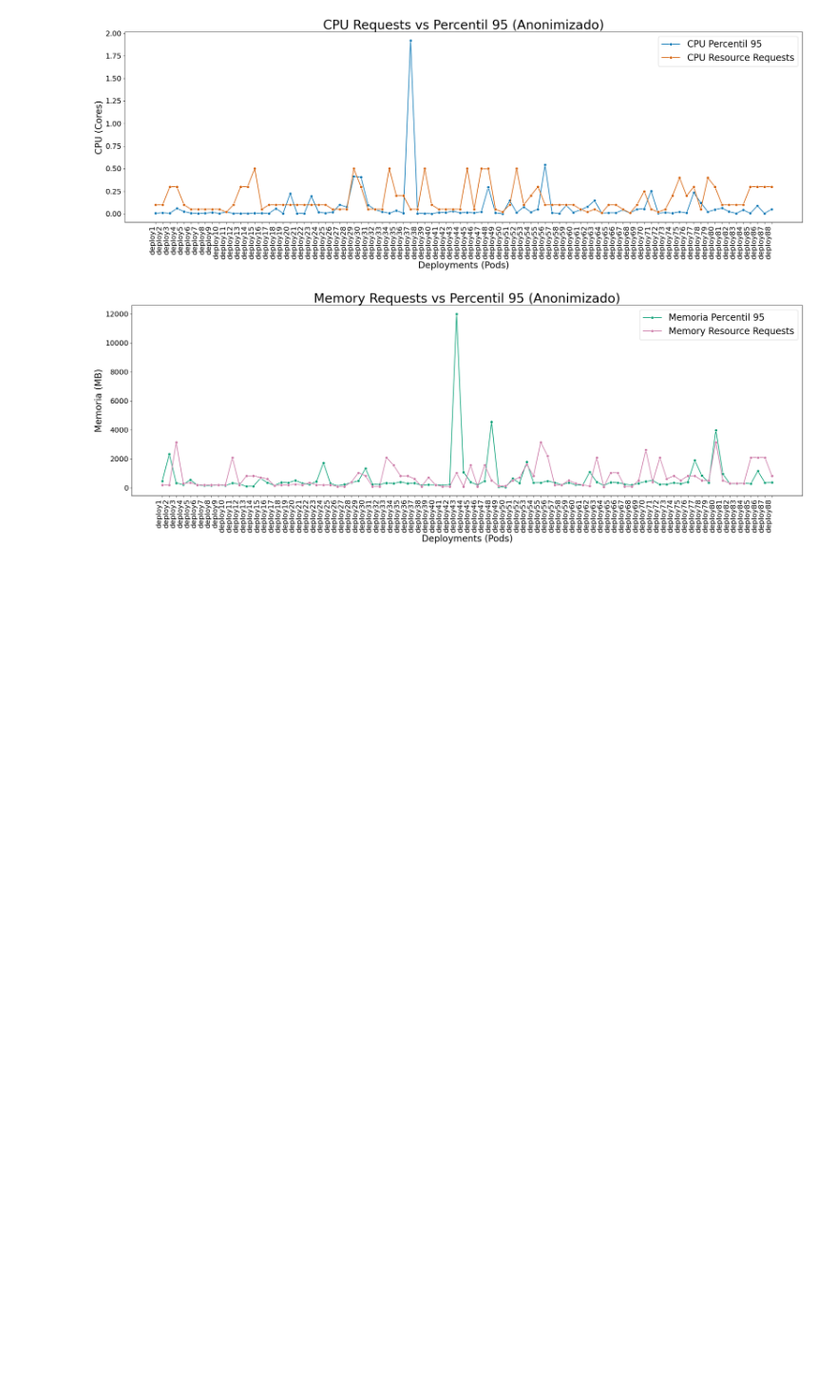
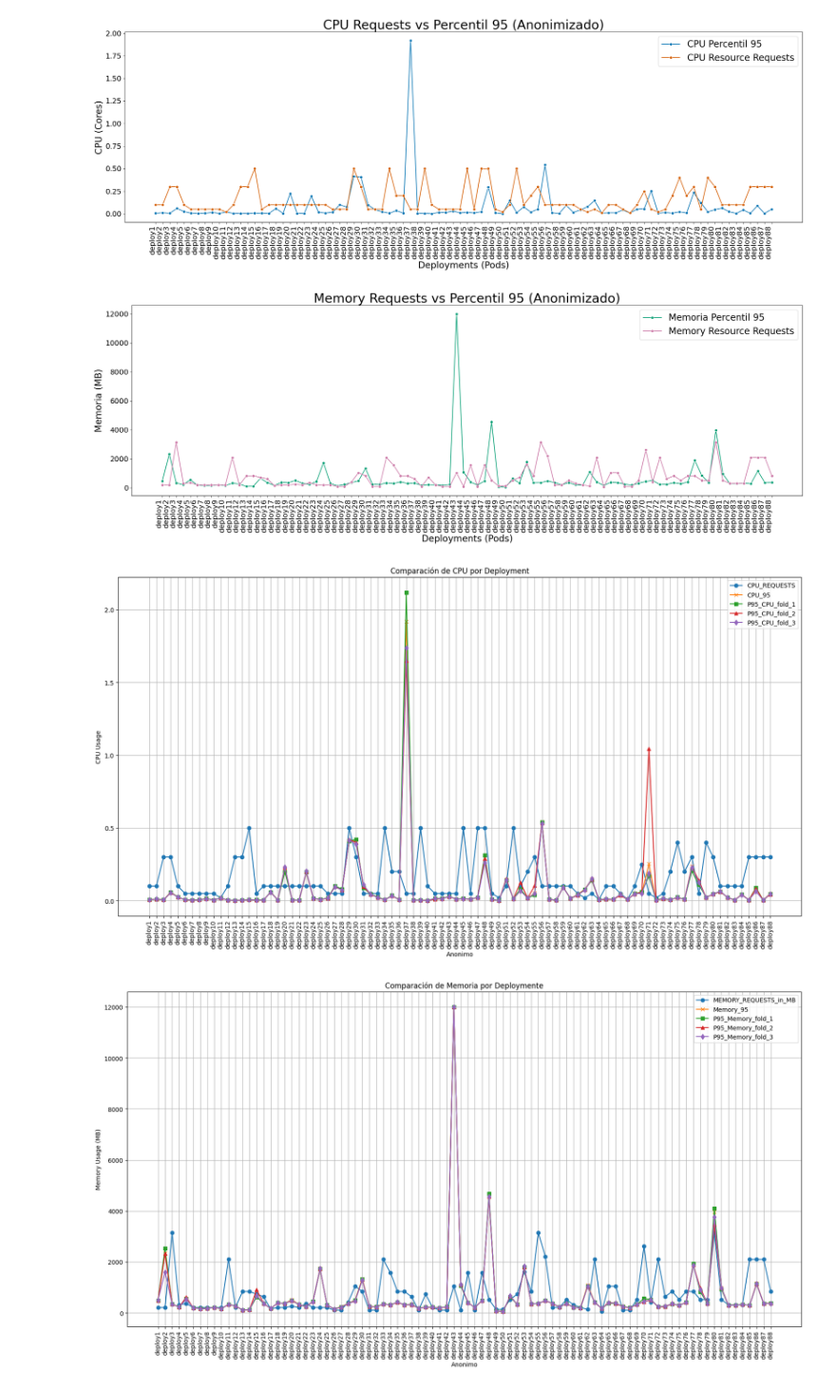
Before and after one commit to DanielEcheverri-Bosch/TFM-DanielEcheverri-Publico, a Jupyter notebook: Anexo_2_codigo_figuras_propias/Figuras_propias_codigo.ipynb, the cells around one changed output. Shown: that part at 95% size. Cells and saved outputs as stored; diff of their text form; code cells hidden in the pictures; blank space fills up the shorter version.

Commit message:
más figuras propias y gitignore para no subir los datos que no deben ser mostrados.

```diff
--- a/Anexo_2_codigo_figuras_propias/Figuras_propias_codigo.ipynb
+++ b/Anexo_2_codigo_figuras_propias/Figuras_propias_codigo.ipynb
@@ -261,3 +261,53 @@ plt.show()
 # %% [output]
 [figure]
 [figure]
+# %%
+# Cargar los datos
+df_percentiles = pd.read_csv("percentil_95_comparado.csv", sep=";")
+df_datos = pd.read_csv("datos_iniciales_procesados.csv")
+
+# Crear un mapeo de deployment a Anonimo
+deployment_to_anonimo = df_datos.set_index("deployment")["Anonimo"].to_dict()
+
+# Sustituir deployment por Anonimo en df_percentiles
+df_percentiles["Anonimo"] = df_percentiles["deployment"].map(deployment_to_anonimo)
+
+# Unir ambos dataframes por deployment y asegurarnos de mantener 'Anonimo'
+df_merged = df_datos.merge(df_percentiles, on="deployment", how="inner")
+
+# Asegurar que 'Anonimo' sigue presente
+if "Anonimo" not in df_merged.columns:
+    df_merged["Anonimo"] = df_merged["deployment"].map(deployment_to_anonimo)
+
+# Graficar CPU con Anonimo
+plt.figure(figsize=(20, 10))
+plt.plot(df_merged["Anonimo"], df_merged["CPU_REQUESTS"], label="CPU_REQUESTS", marker='o')
+plt.plot(df_merged["Anonimo"], df_merged["CPU_95"], label="CPU_95", marker='x')
+plt.plot(df_merged["Anonimo"], df_merged["percentil_95_CPU_fold_1"], label="P95_CPU_fold_1", marker='s')
+plt.plot(df_merged["Anonimo"], df_merged["percentil_95_CPU_fold_2"], label="P95_CPU_fold_2", marker='^')
+plt.plot(df_merged["Anonimo"], df_merged["percentil_95_CPU_fold_3"], label="P95_CPU_fold_3", marker='d')
+plt.xticks(rotation=90)
+plt.xlabel("Anonimo")
+plt.ylabel("CPU Usage")
+plt.title("Comparación de CPU por Deployment")
+plt.legend()
+plt.grid(True)
+plt.show()
+
+# Graficar Memory con Anonimo
+plt.figure(figsize=(20, 10))
+plt.plot(df_merged["Anonimo"], df_merged["MEMORY_REQUESTS_in_MB"], label="MEMORY_REQUESTS_in_MB", marker='o')
+plt.plot(df_merged["Anonimo"], df_merged["Memory_95"], label="Memory_95", marker='x')
+plt.plot(df_merged["Anonimo"], df_merged["percentil_95_Memory_fold_1"], label="P95_Memory_fold_1", marker='s')
+plt.plot(df_merged["Anonimo"], df_merged["percentil_95_Memory_fold_2"], label="P95_Memory_fold_2", marker='^')
+plt.plot(df_merged["Anonimo"], df_merged["percentil_95_Memory_fold_3"], label="P95_Memory_fold_3", marker='d')
+plt.xticks(rotation=90)
+plt.xlabel("Anonimo")
+plt.ylabel("Memory Usage (MB)")
+plt.title("Comparación de Memoria por Deploymente")
+plt.legend()
+plt.grid(True)
+plt.show()
+# %% [output]
+[figure, added]
+[figure, added]
```
Also changed, not shown: 1 other file.
